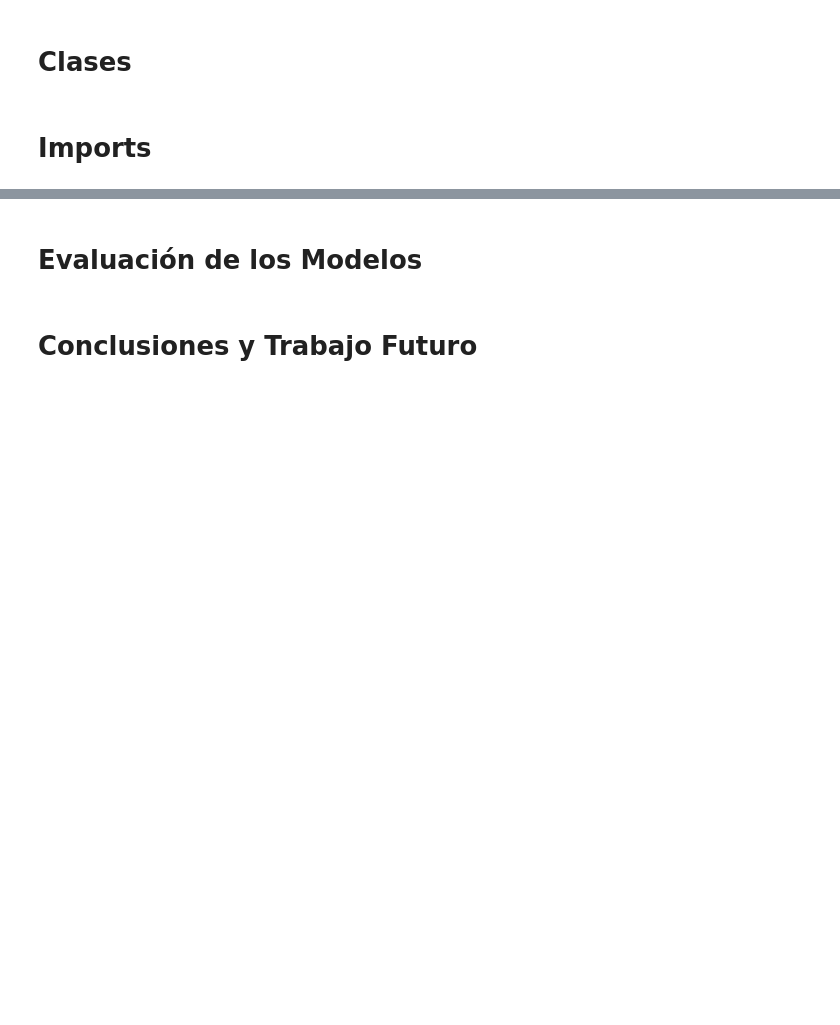
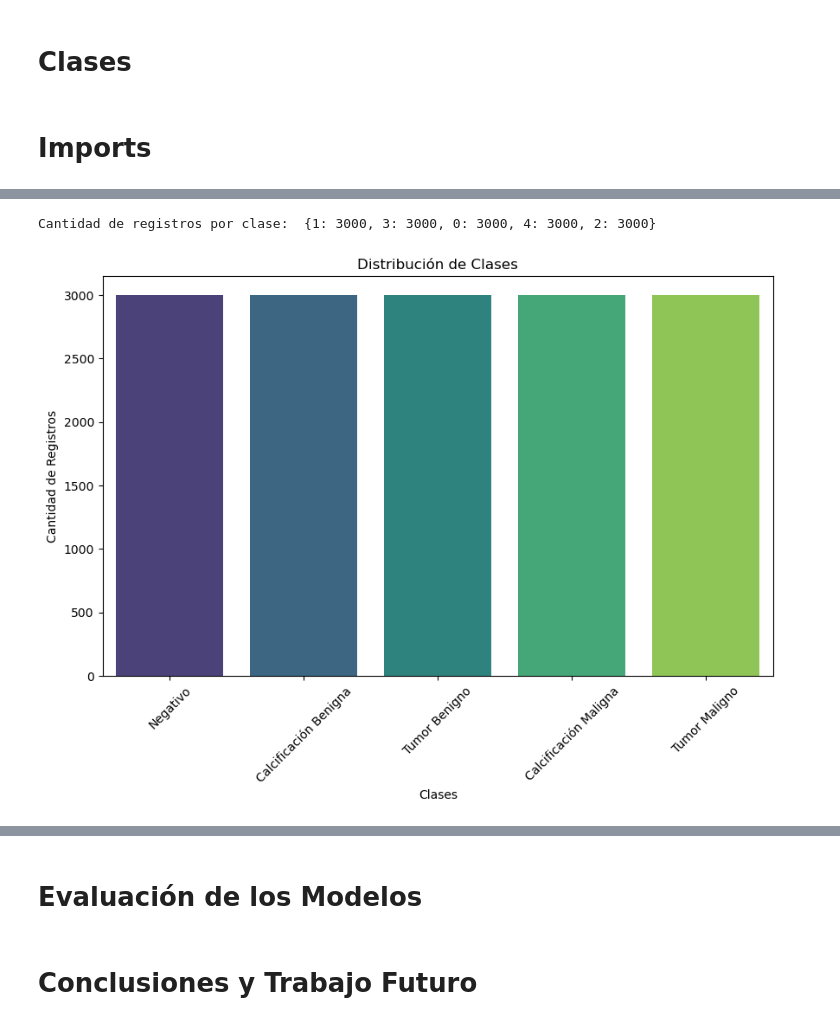
Before and after one commit to MalenaConstancio/mammography_proyect, a Jupyter notebook: mammography_proyect.ipynb, the cells around one changed output, grey strips where cells are left out. Cells and saved outputs as stored; diff of their text form; code cells hidden in the pictures; blank space fills up the shorter version.

```diff
--- a/mammography_proyect.ipynb
+++ b/mammography_proyect.ipynb
@@ -94,0 +249,9 @@ Total labels loaded: 55885
+# %%
+target_class_count = 3000
+balanced_dataset = dataset_instance.balance_dataset(dataset, target_class_count)
+
+dataset_instance.explore_dataset(balanced_dataset)
+dataset_instance.plot_class_distribution(balanced_dataset)
+# %% [output]
+Cantidad de registros por clase:  {1: 3000, 3: 3000, 0: 3000, 4: 3000, 2: 3000}
+[figure, added]
```
Also changed, not shown: parts of 31 cells of this notebook.
